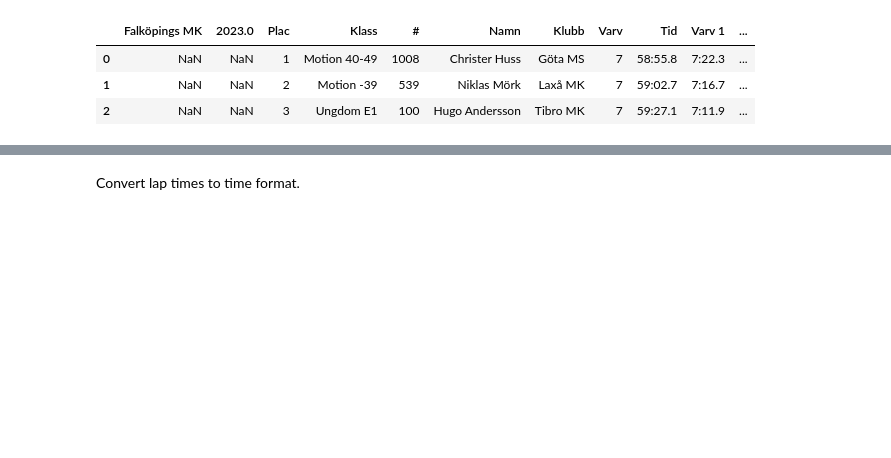
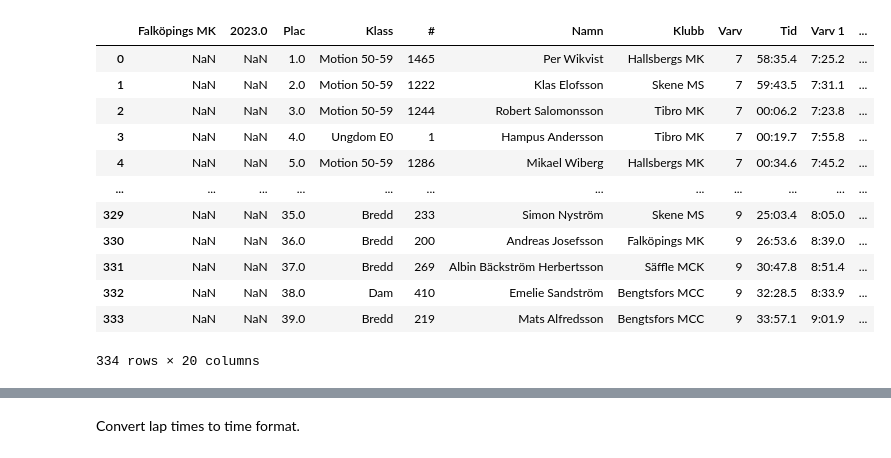
Before and after one commit to RobertAhlin/emx-seeder, a Jupyter notebook: 02 SortRiderAverageLapTimes.ipynb, the cells around one changed output, grey strips where cells are left out. Saved outputs shown, nothing was run; the diff lists cells and outputs as text; code cells hidden in the pictures; blank space fills up the shorter version.

```diff
--- a/02 SortRiderAverageLapTimes.ipynb
+++ b/02 SortRiderAverageLapTimes.ipynb
@@ -52,10 +53,19 @@ dataframes['Dataframe_4'].head(3)
 # %%
-dataframes['Dataframe_5'].head(3)
+dataframes['Dataframe_5'].head(-10)
 # %% [output]
 |  | Falköpings MK | 2023.0 | Plac | Klass | # | Namn | Klubb | Varv | Tid | Varv 1 | ... |
-| 0 | NaN | NaN | 1 | Motion 40-49 | 1008 | Christer Huss | Göta MS | 7 | 58:55.8 | 7:22.3 | ... |
-| 1 | NaN | NaN | 2 | Motion -39 | 539 | Niklas Mörk | Laxå MK | 7 | 59:02.7 | 7:16.7 | ... |
-| 2 | NaN | NaN | 3 | Ungdom E1 | 100 | Hugo Andersson | Tibro MK | 7 | 59:27.1 | 7:11.9 | ... |
+| 0 | NaN | NaN | 1.0 | Motion 50-59 | 1465 | Per Wikvist | Hallsbergs MK | 7 | 58:35.4 | 7:25.2 | ... |
+| 1 | NaN | NaN | 2.0 | Motion 50-59 | 1222 | Klas Elofsson | Skene MS | 7 | 59:43.5 | 7:31.1 | ... |
+| 2 | NaN | NaN | 3.0 | Motion 50-59 | 1244 | Robert Salomonsson | Tibro MK | 7 | 00:06.2 | 7:23.8 | ... |
+| 3 | NaN | NaN | 4.0 | Ungdom E0 | 1 | Hampus Andersson | Tibro MK | 7 | 00:19.7 | 7:55.8 | ... |
+| 4 | NaN | NaN | 5.0 | Motion 50-59 | 1286 | Mikael Wiberg | Hallsbergs MK | 7 | 00:34.6 | 7:45.2 | ... |
+| ... | ... | ... | ... | ... | ... | ... | ... | ... | ... | ... | ... |
+| 329 | NaN | NaN | 35.0 | Bredd | 233 | Simon Nyström | Skene MS | 9 | 25:03.4 | 8:05.0 | ... |
+| 330 | NaN | NaN | 36.0 | Bredd | 200 | Andreas Josefsson | Falköpings MK | 9 | 26:53.6 | 8:39.0 | ... |
+| 331 | NaN | NaN | 37.0 | Bredd | 269 | Albin Bäckström Herbertsson | Säffle MCK | 9 | 30:47.8 | 8:51.4 | ... |
+| 332 | NaN | NaN | 38.0 | Dam | 410 | Emelie Sandström | Bengtsfors MCC | 9 | 32:28.5 | 8:33.9 | ... |
+| 333 | NaN | NaN | 39.0 | Bredd | 219 | Mats Alfredsson | Bengtsfors MCC | 9 | 33:57.1 | 9:01.9 | ... |
+334 rows × 20 columns
 # %%
 dataframes['Dataframe_6'].head(3)
 # %% [output]
```
Also changed, not shown: parts of 17 cells of this notebook, 31 other files.
